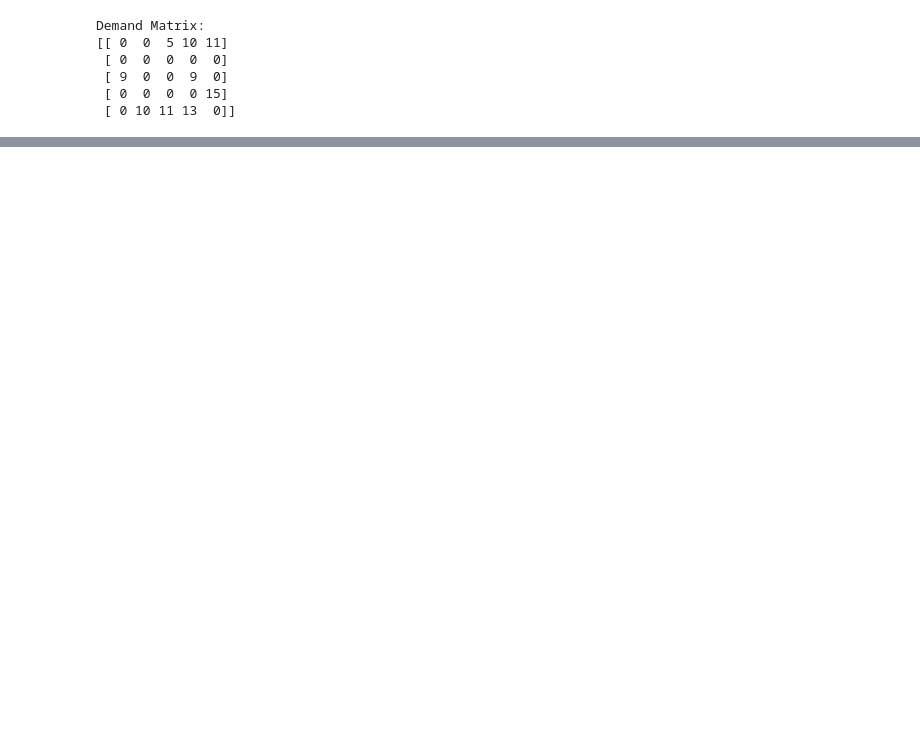
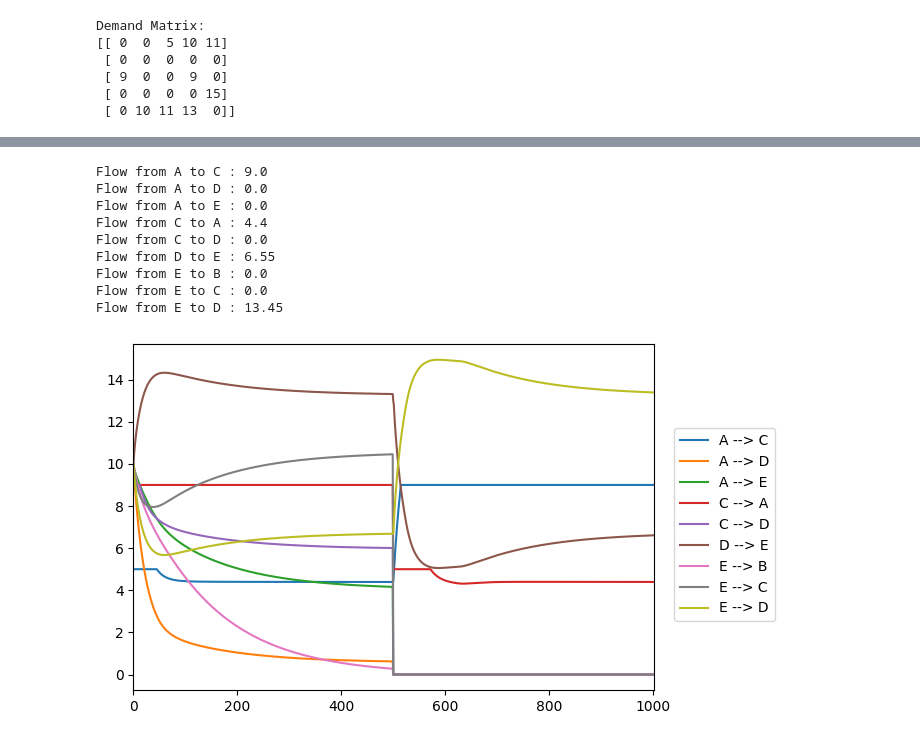
Before and after one commit to surya-sankagiri/payment-channel-networks, a Jupyter notebook: DEBT_control_variable_demand.ipynb, the cells around one changed output, grey strips where cells are left out. Cells and saved outputs as stored; diff of their text form; code cells hidden in the pictures; blank space fills up the shorter version.

```diff
--- a/DEBT_control_variable_demand.ipynb
+++ b/DEBT_control_variable_demand.ipynb
@@ -200,0 +227,19 @@ array([5., 6., 3., 2., 2.])
+# %%
+logging.info("starting loop with %d iterations", T)
+for t in range(T):
+    logging.info("starting step %d", t)
+    if t == int(T/2):
+        print(myPCN3.demands)
+        myPCN3.demands = myPCN3.demands.T
+        print(myPCN3.demands)
+    myPCN3.single_step(t)
+    edge_price_data3[t] = myPCN3.channel_prices.copy()
+    for key in flows_data3.keys():
+        try:
+            flows_data3[key][t] = myPCN3.flow_requests[key]
+        except:
+            flows_data3[key][t] = 0
+        path_price_data3[key][t] = myPCN3.path_prices[key]
+        reset_data3[t] = myPCN3.channels_reset
+        edge_price_data3[t] = myPCN3.channel_prices
+        logging.info("finished step %d", t)
@@ -200,0 +257,26 @@ array([5., 6., 3., 2., 2.])
+# %%
+alphabets = ['A', 'B', 'C', 'D', 'E', 'F']
+plt.close("all")
+plt.figure(figsize=(7,4))
+for i in range(n):
+    for j in range(n):
+        if myPCN3.demands[j,i] > 0:
+            flow = np.zeros(T)
+            for k in range(len(myPCN3.paths[(i,j)])):
+                flow += flows_data3[(i,j)][:,k]
+            plt.plot(flow, label = alphabets[i] + " --> " + alphabets[j])
+            print("Flow from", alphabets[i], "to", alphabets[j], ":", np.round(np.mean(flow[-100:]), 2))
+plt.legend(loc=(1.04, 0.2))
+plt.xlim([0, T])
+plt.tight_layout()
+# %% [output]
+Flow from A to C : 9.0
+Flow from A to D : 0.0
+Flow from A to E : 0.0
+Flow from C to A : 4.4
+Flow from C to D : 0.0
+Flow from D to E : 6.55
+Flow from E to B : 0.0
+Flow from E to C : 0.0
+Flow from E to D : 13.45
+[figure, added]
```
Also changed, not shown: parts of 18 cells of this notebook.
